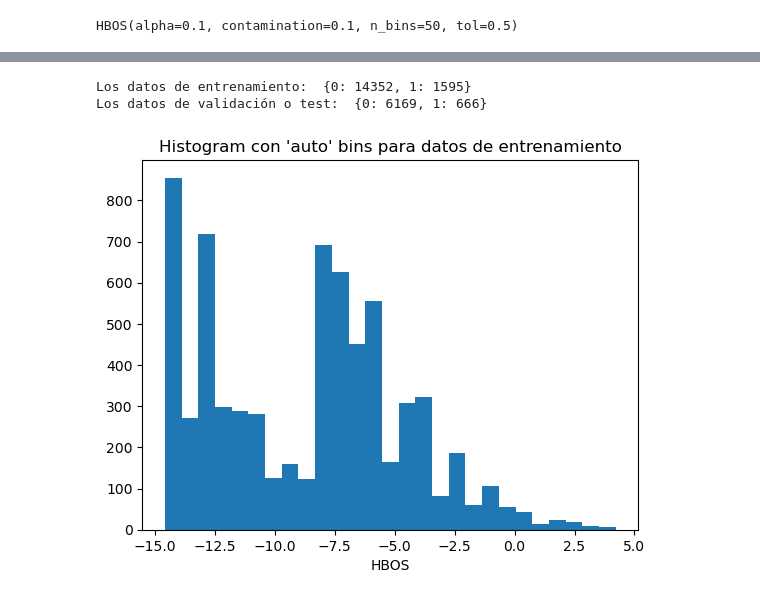
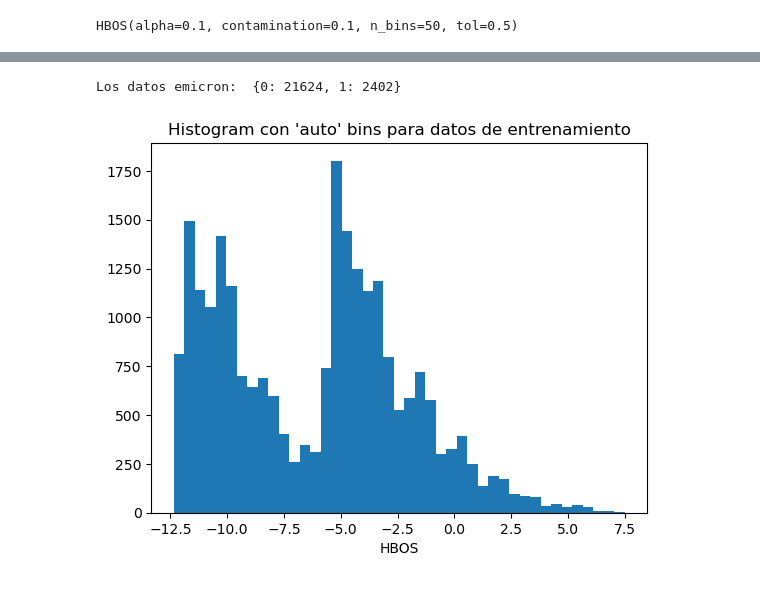
Before and after one commit to Ingenieco/dane, a Jupyter notebook: codigos_2024/HBOS_emicron.ipynb, the cells around one changed output, grey strips where cells are left out. Saved outputs shown, nothing was run; the diff lists cells and outputs as text; code cells hidden in the pictures.

```diff
--- a/codigos_2024/HBOS_emicron.ipynb
+++ b/codigos_2024/HBOS_emicron.ipynb
@@ -1390,11 +1445,11 @@ emicron_est.head(2)
 # %%
 # Seleccionando los datos del año 2022
-emicron = emicron_est[emicron_est['ola'] == 2022]
-emicron.shape
+# emicron = emicron_est[emicron_est['ola'] == 2022]
+# emicron.shape
 # %% [output]
 (22782, 14)
 # %%
-emicron = emicron.drop(columns = ['ola', 'f_exp'])
+#emicron = emicron.drop(columns = ['ola', 'f_exp'])
 # %%
 emicron.head()
 # %% [output]
@@ -1494,7 +1549,7 @@ plt.show()
 n_bins = 50
 #hbos = HBOS(n_bins = n_bins, contamination = 0.05)
 hbos = HBOS(n_bins = n_bins, contamination = 0.10)
-hbos.fit(X_train)
+hbos.fit(emicron)
 # %% [output]
 HBOS(alpha=0.1, contamination=0.1, n_bins=50, tol=0.5)
 # %%
@@ -1506,32 +1561,31 @@ El umbral para los datos de ratio contaminados:  -3.7407231052463987
 # la función predict compara la puntuación de los datos atípicoscon el umbral. Si la puntuación de un atípico es mayor al umbral, la función asigna 1, o en caso contrario , 0
 # Datos de entrenamiento
 
-Y_train_scores = hbos.decision_function(X_train)
-Y_train_pred = hbos.predict(X_train)
+Y_emicron_scores = hbos.decision_function(emicron)
+Y_emicron_pred = hbos.predict(emicron)
 
 # Datos de testeo o validación
-Y_test_scores = hbos.decision_function(X_test)
-Y_test_pred = hbos.predict(X_test)
+# Y_test_scores = hbos.decision_function(X_test)
+# Y_test_pred = hbos.predict(X_test)
 # %%
-Y_train_pred
+Y_emicron_pred
 #contanto el número de valores predichos
 def count_stat(vector):
     unique, counts = np.unique(vector,
                                return_counts = True)
     return dict(zip(unique, counts))
 
-print("Los datos de entrenamiento: ", count_stat(Y_train_pred))
-print("Los datos de validación o test: ", count_stat(Y_test_pred))
+print("Los datos emicron: ", count_stat(Y_emicron_pred))
+#print("Los datos de validación o test: ", count_stat(Y_test_pred))
 # %% [output]
-Los datos de entrenamiento:  {0: 14352, 1: 1595}
-Los datos de validación o test:  {0: 6169, 1: 666}
+Los datos emicron:  {0: 21624, 1: 2402}
 # %%
-plt.hist(Y_test_scores, bins = 'auto', )
+plt.hist(Y_emicron_scores, bins = 'auto', )
 plt.title("Histogram con 'auto' bins para datos de entrenamiento")
 plt.xlabel('HBOS')
 plt.show()
 # %% [output]
-[figure, old version]
+[figure, new version]
 # %%
 threshold = hbos.threshold_
 # %%
```
Also changed, not shown: parts of 54 cells of this notebook, 2 other files.
